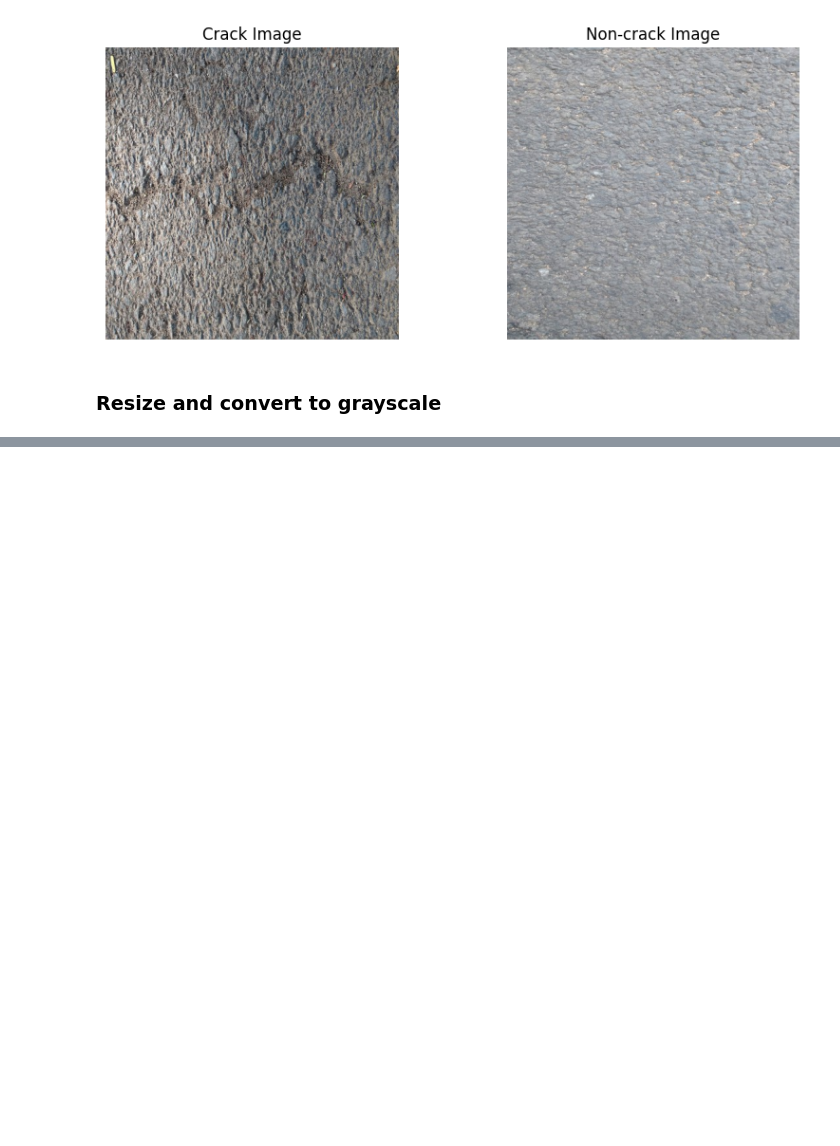
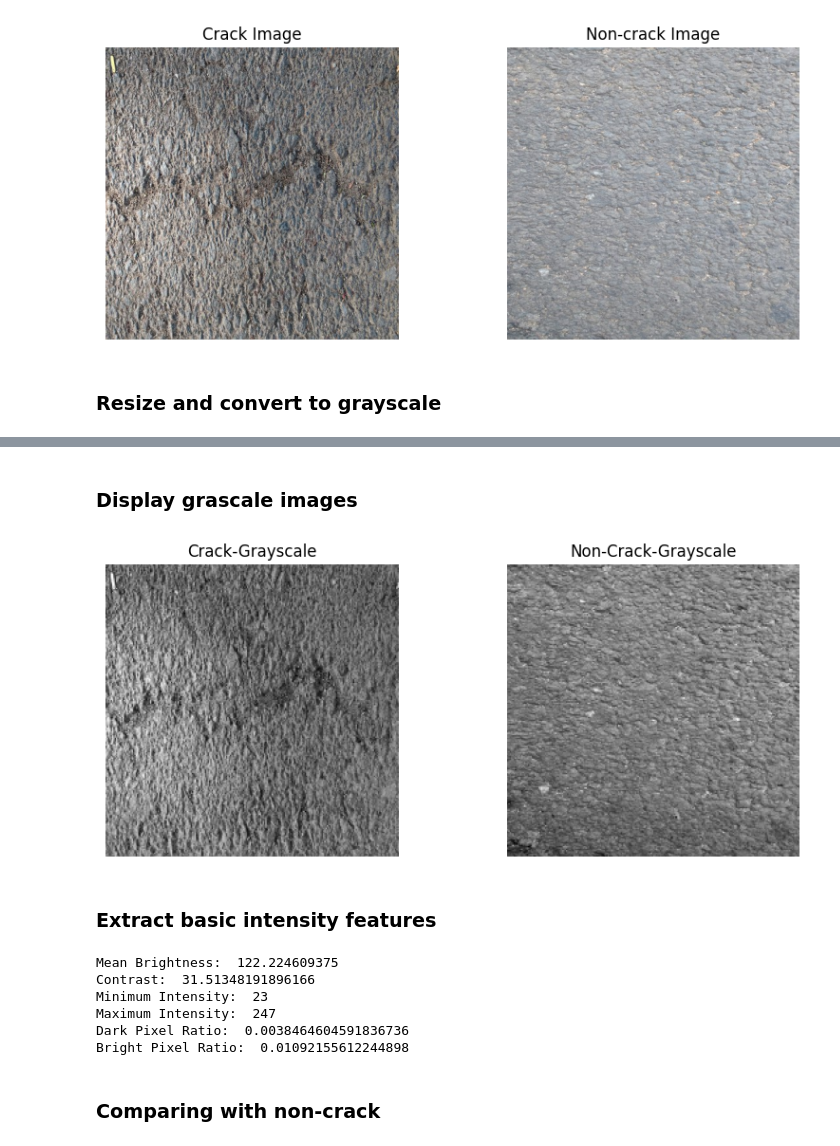
Before and after one commit to chokshihet/202618035_HetChokshi_DS605, a Jupyter notebook: 202618035_lab_6/code.ipynb, the cells around one changed output, grey strips where cells are left out. Saved outputs shown, nothing was run; the diff lists cells and outputs as text; code cells hidden in the pictures; blank space fills up the shorter version.

```diff
--- a/202618035_lab_6/code.ipynb
+++ b/202618035_lab_6/code.ipynb
@@ -88,3 +88,12 @@ crack_resized = cv2.resize(crack_img,IMG_SIZE)
 noncrack_resized = cv2.resize(noncrack_img,IMG_SIZE)
 
 crack_gray = cv2.cvtColor(crack_resized, cv2.COLOR_BGR2GRAY)
+noncrack_gray = cv2.cvtColor(noncrack_resized, cv2.COLOR_BGR2GRAY)
+
+print("Original Crack Image Shape: ", crack_img.shape)
+print("Resized Crack Image Shape: ", crack_resized.shape)
+print("Grayscale Crack Image Shape: ", crack_gray.shape)
+print("")
+print("Original Non-Crack Image Shape: ", noncrack_img.shape)
+print("Resized Non-Crack Image Shape: ", noncrack_resized.shape)
+print("Grayscale Non-Crack Image Shape: ", noncrack_gray.shape)
@@ -90,0 +108,45 @@ crack_gray = cv2.cvtColor(crack_resized, cv2.COLOR_BGR2GRAY)
+# %% [markdown]
+### Display grascale images
+# %%
+plt.figure(figsize=(10, 4))
+
+plt.subplot(1, 2, 1)
+plt.imshow(crack_gray, cmap="gray")
+plt.title("Crack-Grayscale")
+plt.axis("off")
+
+plt.subplot(1, 2, 2)
+plt.imshow(noncrack_gray, cmap="gray")
+plt.title("Non-Crack-Grayscale")
+plt.axis("off")
+
+plt.show()
+# %% [output]
+[figure, added]
+# %% [markdown]
+### Extract basic intensity features
+# %%
+mean_brightness = np.mean(crack_gray)
+contrast = np.std(crack_gray)
+min_intensity = np.min(crack_gray)
+max_intensity = np.max(crack_gray)
+median_intensity = np.median(crack_gray)
+
+dark_pixel_ratio = np.sum(crack_gray < 50) / crack_gray.size
+bright_pixel_ratio = np.sum(crack_gray > 200) / crack_gray.size
+
+print("Mean Brightness: ", mean_brightness)
+print("Contrast: ", contrast)
+print("Minimum Intensity: ", min_intensity)
+print("Maximum Intensity: ", max_intensity)
+print("Dark Pixel Ratio: ", dark_pixel_ratio)
+print("Bright Pixel Ratio: ", bright_pixel_ratio)
+# %% [output]
+Mean Brightness:  122.224609375
+Contrast:  31.51348191896166
+Minimum Intensity:  23
+Maximum Intensity:  247
+Dark Pixel Ratio:  0.0038464604591836736
+Bright Pixel Ratio:  0.01092155612244898
+# %% [markdown]
+### Comparing with non-crack
```
Also changed, not shown: parts of 40 cells of this notebook, 3 other files.
